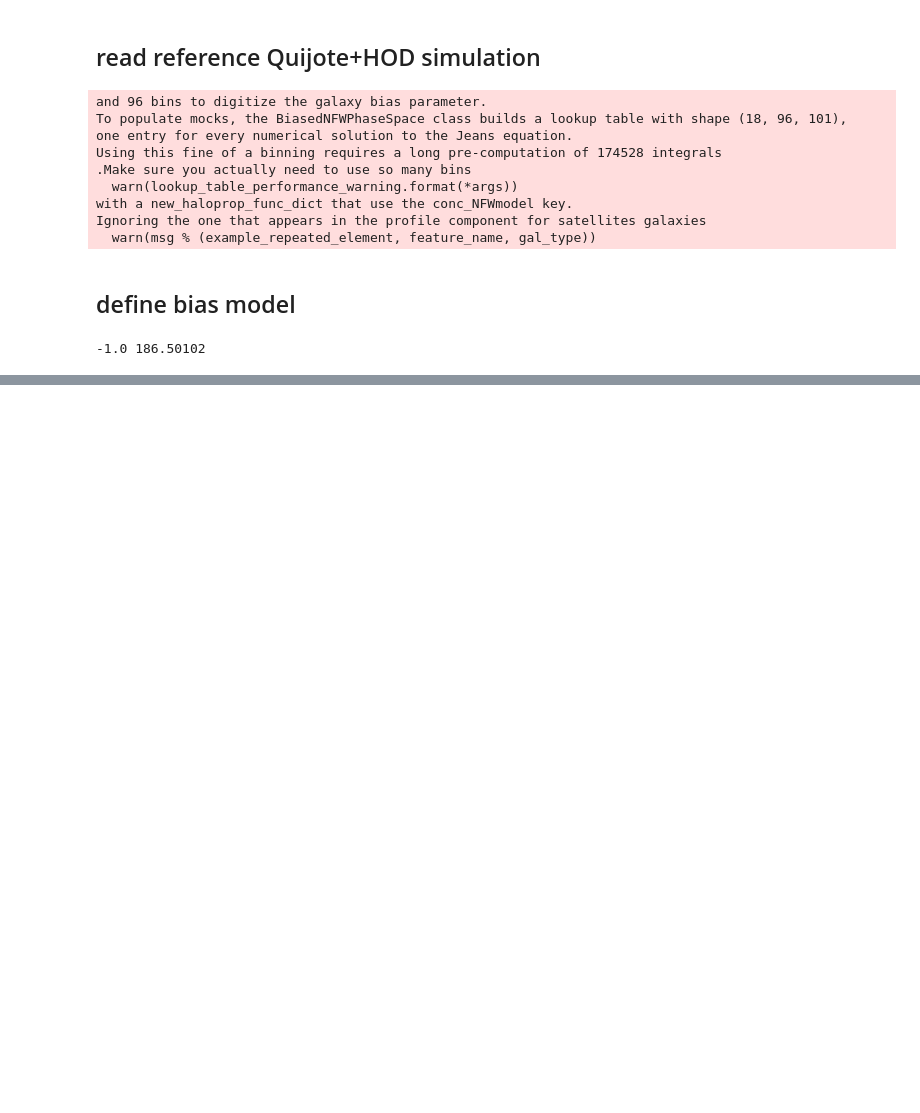
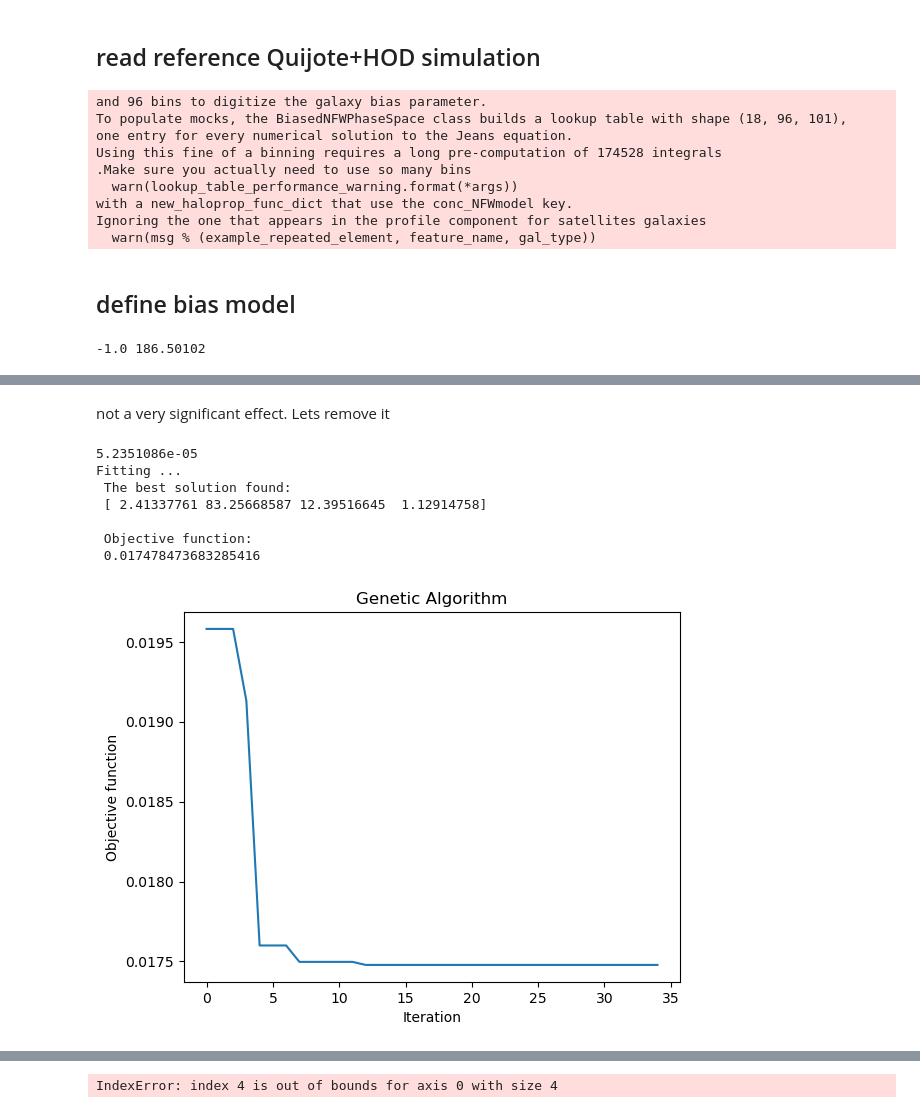
Before and after one commit to changhoonhahn/hodalpt, a Jupyter notebook: nb/fit_alptbias.ipynb, the cells around one changed output, grey strips where cells are left out. Cells and saved outputs as stored; diff of their text form; code cells hidden in the pictures; blank space fills up the shorter version.

Commit message:
more detailed fitting on a subset of environments encounters some issues

```diff
--- a/nb/fit_alptbias.ipynb
+++ b/nb/fit_alptbias.ipynb
@@ -339,0 +352,65 @@ plt.loglog(kk, pk)
+# %% [markdown]
+not a very significant effect. Lets remove it
+# %%
+itweb = 0
+idweb = 0
+
+alpha_bounds = (0.01, 3.)
+beta_bounds = (0.1, 100.)
+rhoeps_bounds = (0.3, 20.)
+eps_bounds = (0.1, 3.)
+bounds = np.array([alpha_bounds, beta_bounds, rhoeps_bounds, eps_bounds])
+
+meandens = np.sum(galmesh[np.logical_and(tweb==itweb, dweb==idweb)])/Lbox**3
+print(meandens)
+
+ncounts_mask = np.zeros((Ngrid,Ngrid,Ngrid))
+ncounts_mask[np.logical_and(tweb==itweb, dweb==idweb)] = galmesh[np.logical_and(tweb==itweb, dweb==idweb)]
+
+kkgal, pkgal = measure_spectrum(ncounts_mask)
+
+def _chisquare(xx):
+    # Define the parameters to fit
+    alpha = xx[0]
+    beta = xx[1]
+    rhoeps = xx[2]
+    eps = xx[3]
+
+    ncounts_new, normalization = biasmodel(Ngrid, Lbox, delta, tweb, dweb, meandens, alpha, beta, -1, rhoeps, eps, itweb, idweb)
+
+    ncounts_new_mask = np.zeros((Ngrid, Ngrid, Ngrid))
+    ncounts_new_mask[np.logical_and(tweb==itweb, dweb==idweb)] = ncounts_new[np.logical_and(tweb==itweb, dweb==idweb)]
+
+    kk, pk = measure_spectrum(ncounts_new_mask)
+
+    return np.sum((pk[np.where(kk < kkth)]/pkgal[np.where(kk < kkth)] - 1.)**2)/len(pk[np.where(kk<kkth)])
+
+print('Fitting ...')
+algorithm_param = {'max_num_iteration': 100,
+           'population_size':100,
+           'mutation_probability':0.1,
+           'elit_ratio': 0.01,
+           'crossover_probability': 0.5,
+           'parents_portion': 0.3,
+           'crossover_type':'uniform',
+           'max_iteration_without_improv':20}
+
+model=ga(function=_chisquare,
+         dimension=4,
+         variable_type='real',
+         variable_boundaries=bounds,
+         algorithm_parameters=algorithm_param)
+model.run()
+convergence = model.report
+solution = model.output_dict
+
+x0new = solution['variable']
+# %% [output]
+5.2351086e-05
+Fitting ...
+ The best solution found:
+ [ 2.41337761 83.25668587 12.39516645  1.12914758]
+
+ Objective function:
+ 0.017478473683285416
+[figure, added]
@@ -339,0 +418 @@ plt.loglog(kk, pk)
+IndexError: index 4 is out of bounds for axis 0 with size 4
```
Also changed, not shown: parts of 13 cells of this notebook.
